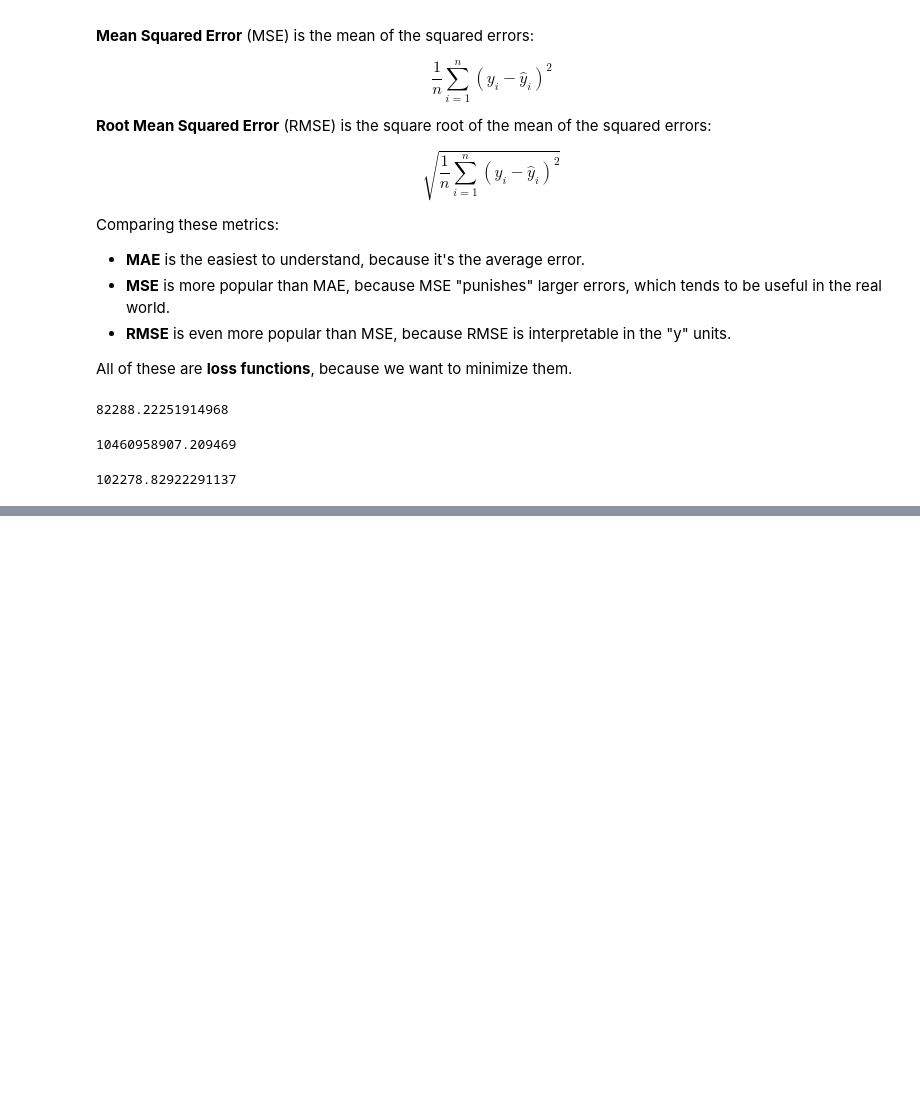
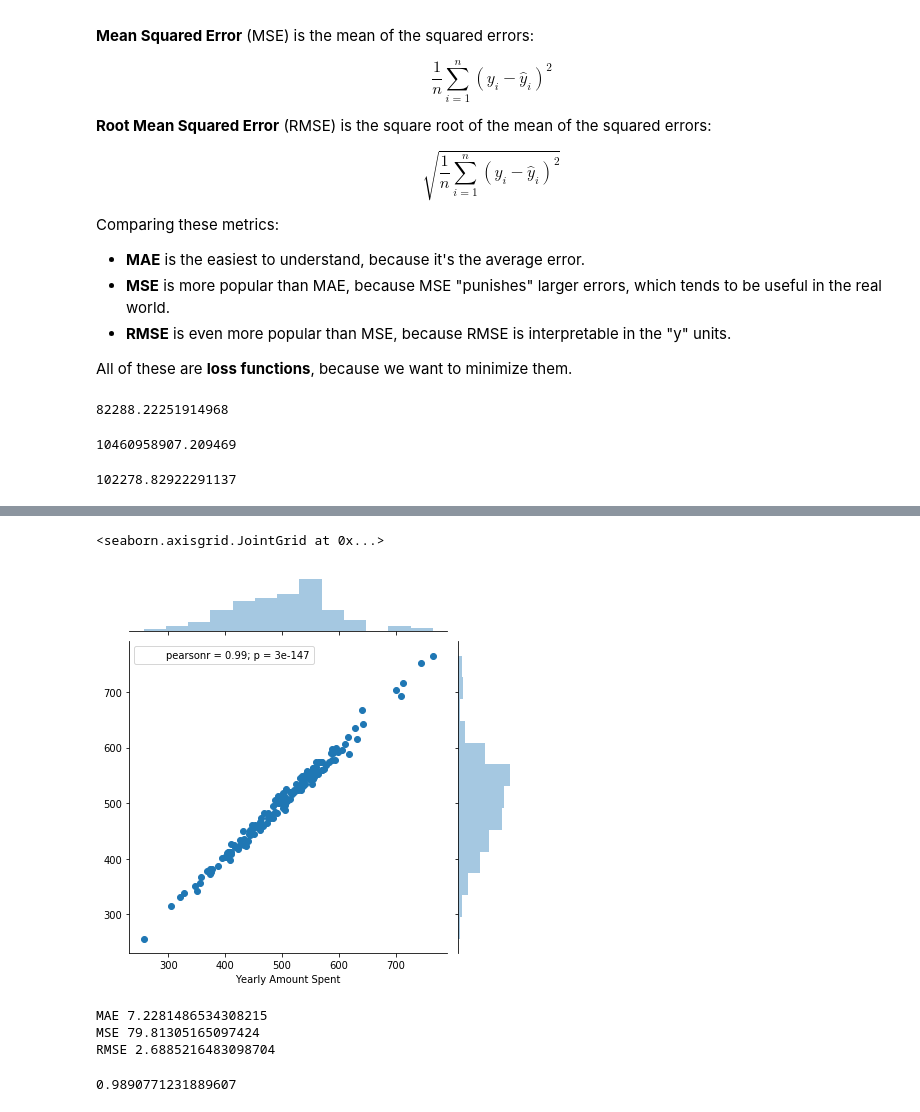
Before and after one commit to danhagg/DataScienceMaterials_Python, a Jupyter notebook: ud-data-sci/LinearRegression.ipynb, the cells around one changed output, grey strips where cells are left out. Cells and saved outputs as stored; diff of their text form; code cells hidden in the pictures; blank space fills up the shorter version.

```diff
--- a/ud-data-sci/LinearRegression.ipynb
+++ b/ud-data-sci/LinearRegression.ipynb
@@ -206,0 +255,5 @@ np.sqrt(metrics.mean_squared_error(y_test, predictions))
+# %%
+sns.jointplot(y_test, predictions)
+# %% [output]
+<seaborn.axisgrid.JointGrid at 0x...>
+[figure, added]
@@ -206,0 +262,13 @@ np.sqrt(metrics.mean_squared_error(y_test, predictions))
+# %%
+print('MAE', metrics.mean_absolute_error(y_test, predictions))
+print('MSE', metrics.mean_squared_error(y_test, predictions))
+print('RMSE', np.sqrt(metrics.mean_absolute_error(y_test, predictions)))
+# %% [output]
+MAE 7.2281486534308215
+MSE 79.81305165097424
+RMSE 2.6885216483098704
+# %%
+# R^2. How much variance model explains
+metrics.explained_variance_score(y_test, predictions)
+# %% [output]
+0.9890771231889607
```
Also changed, not shown: parts of 17 cells of this notebook, 5 other files.
